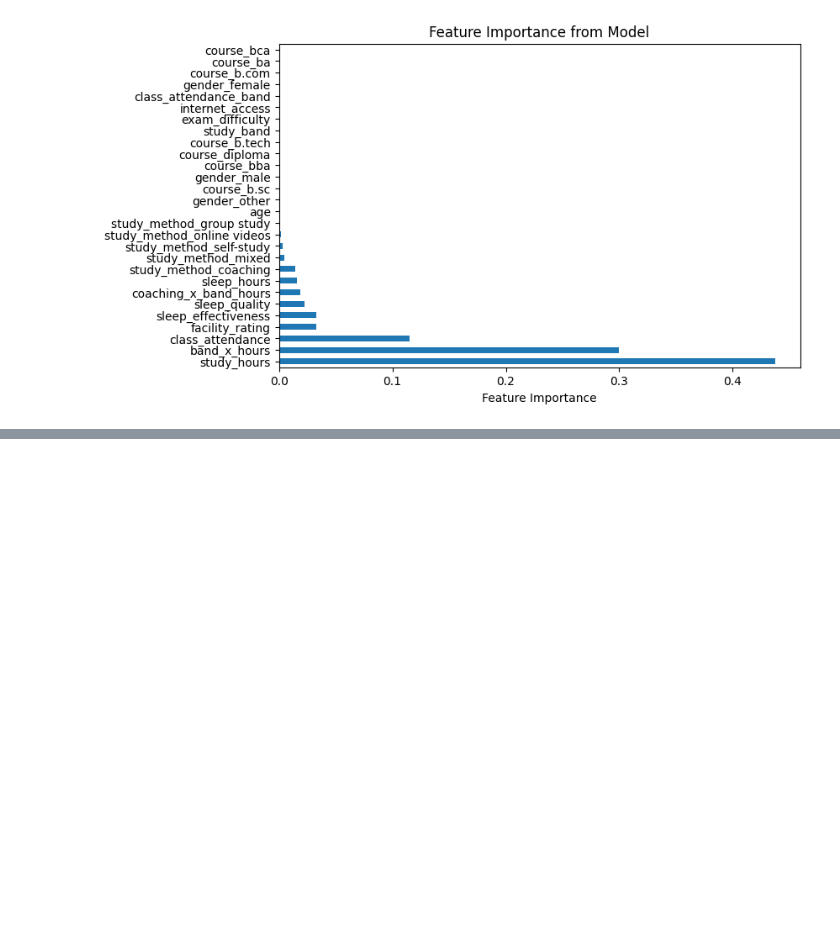
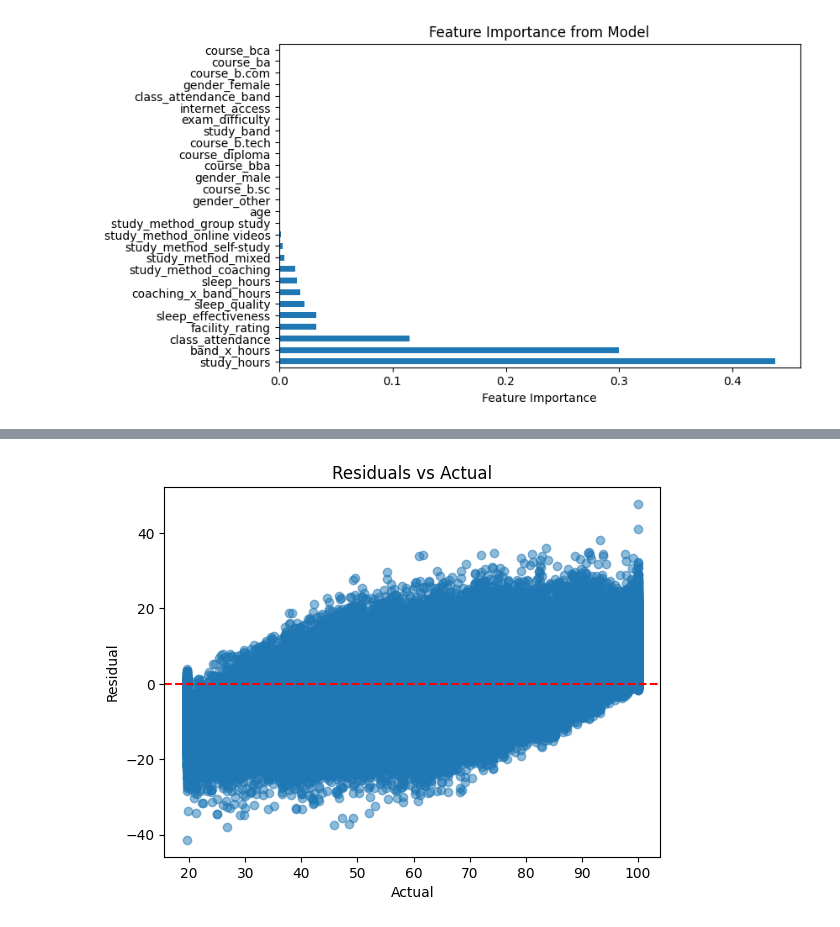
Before and after one commit to RajeshSenapti/Predicting-Student-Test-Scores, a Jupyter notebook: Student.ipynb, the cells around one changed output, grey strips where cells are left out. Saved outputs shown, nothing was run; the diff lists cells and outputs as text; code cells hidden in the pictures; blank space fills up the shorter version.

```diff
--- a/Student.ipynb
+++ b/Student.ipynb
@@ -389,0 +439,11 @@ ValueError: could not convert string to float: 'yes'
+# %%
+residuals = y_test - y_pred
+
+plt.scatter(y_test, residuals, alpha=0.5)
+plt.axhline(0, color="red", linestyle="--")
+plt.xlabel("Actual")
+plt.ylabel("Residual")
+plt.title("Residuals vs Actual")
+plt.show()
+# %% [output]
+[figure, added]
```
Also changed, not shown: parts of 13 cells of this notebook, 3 other files.
